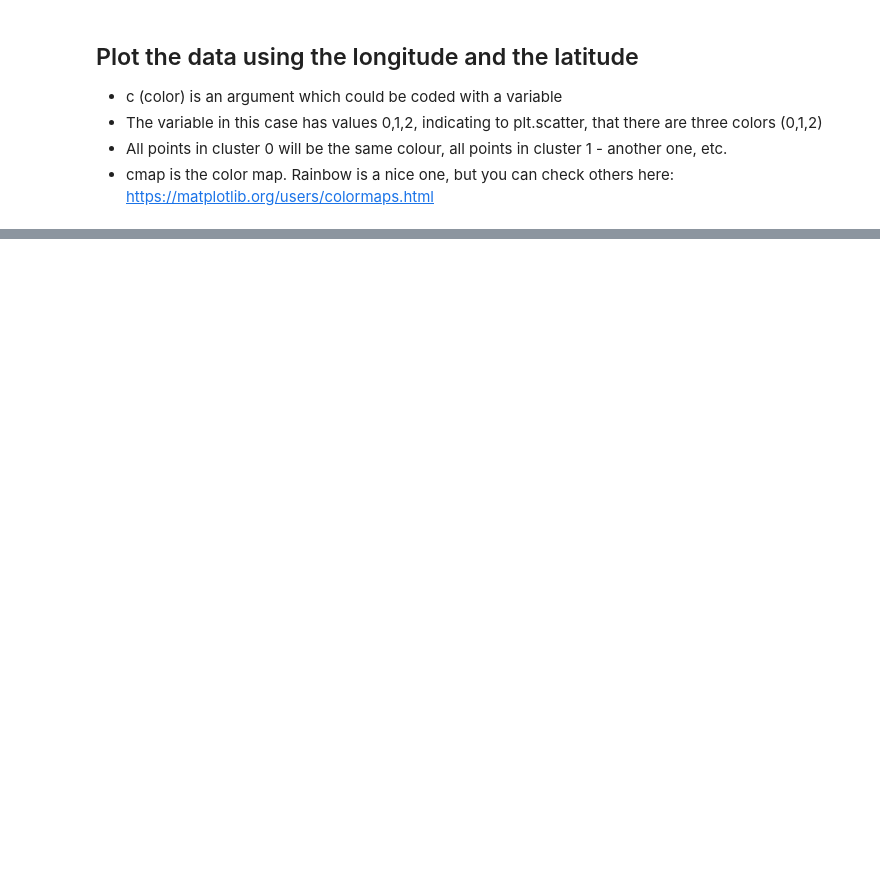
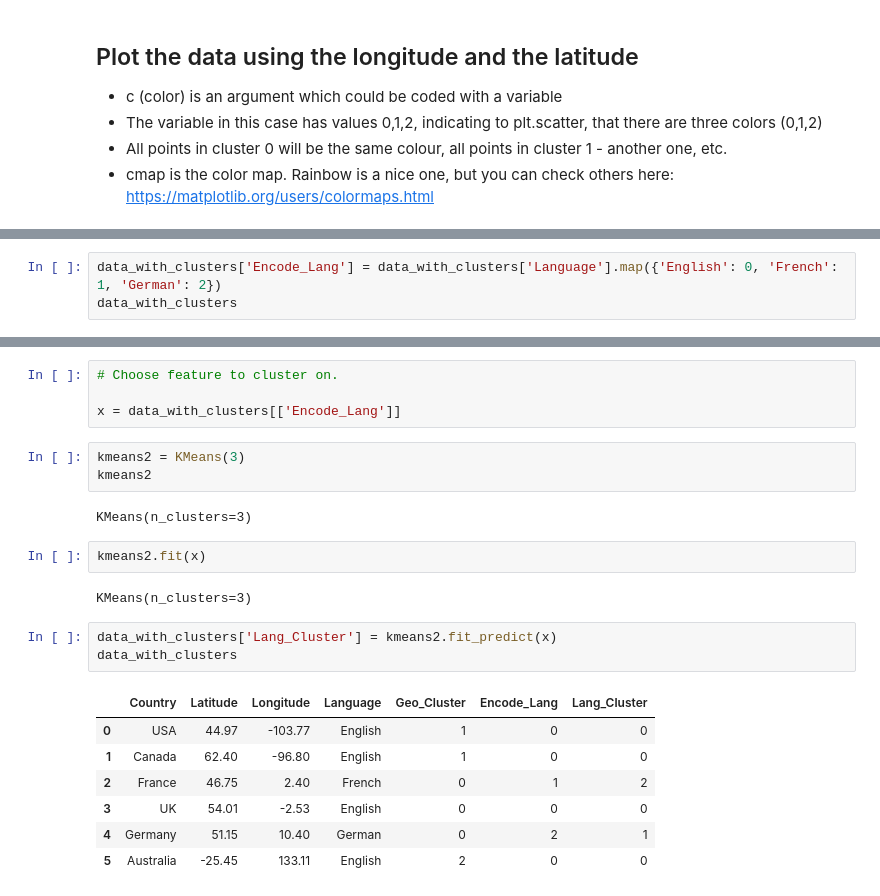
Before and after one commit to faithkane3/clustering_practice, a Jupyter notebook: country_clusters.ipynb, the cells around one changed output, grey strips where cells are left out. Cells and saved outputs as stored; diff of their text form; blank space fills up the shorter version.

```diff
--- a/country_clusters.ipynb
+++ b/country_clusters.ipynb
@@ -144,0 +148,3 @@ plt.show()
+# %%
+data_with_clusters['Encode_Lang'] = data_with_clusters['Language'].map({'English': 0, 'French': 1, 'German': 2})
+data_with_clusters
@@ -144,0 +159,24 @@ plt.show()
+# %%
+# Choose feature to cluster on.
+
+x = data_with_clusters[['Encode_Lang']]
+# %%
+kmeans2 = KMeans(3)
+kmeans2
+# %% [output]
+KMeans(n_clusters=3)
+# %%
+kmeans2.fit(x)
+# %% [output]
+KMeans(n_clusters=3)
+# %%
+data_with_clusters['Lang_Cluster'] = kmeans2.fit_predict(x)
+data_with_clusters
+# %% [output]
+|  | Country | Latitude | Longitude | Language | Geo_Cluster | Encode_Lang | Lang_Cluster |
+| 0 | USA | 44.97 | -103.77 | English | 1 | 0 | 0 |
+| 1 | Canada | 62.40 | -96.80 | English | 1 | 0 | 0 |
+| 2 | France | 46.75 | 2.40 | French | 0 | 1 | 2 |
+| 3 | UK | 54.01 | -2.53 | English | 0 | 0 | 0 |
+| 4 | Germany | 51.15 | 10.40 | German | 0 | 2 | 1 |
+| 5 | Australia | -25.45 | 133.11 | English | 2 | 0 | 0 |
```
Also changed, not shown: parts of 8 cells of this notebook.
